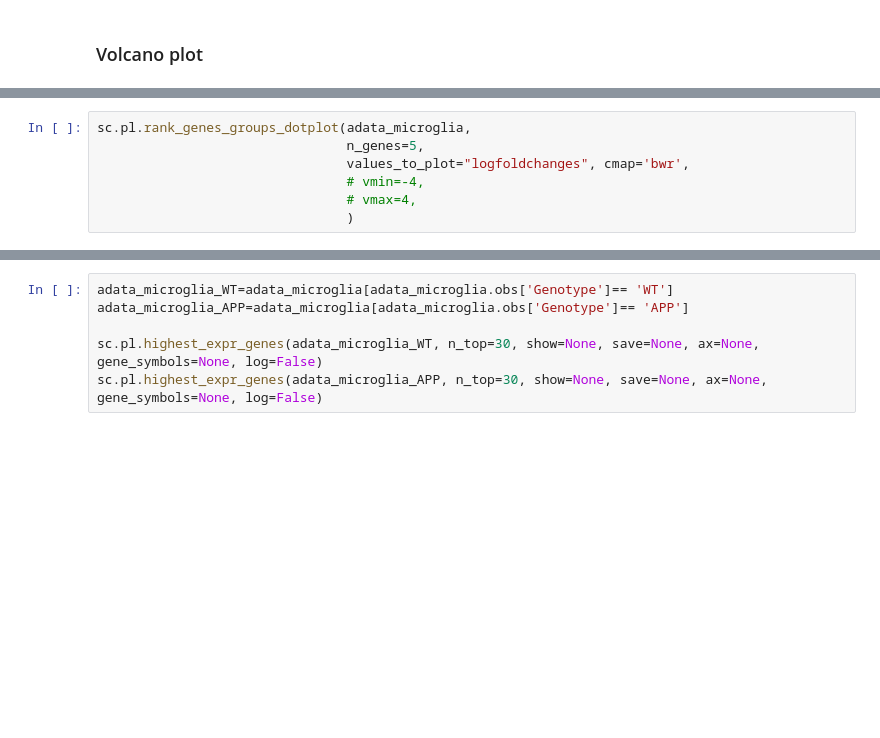
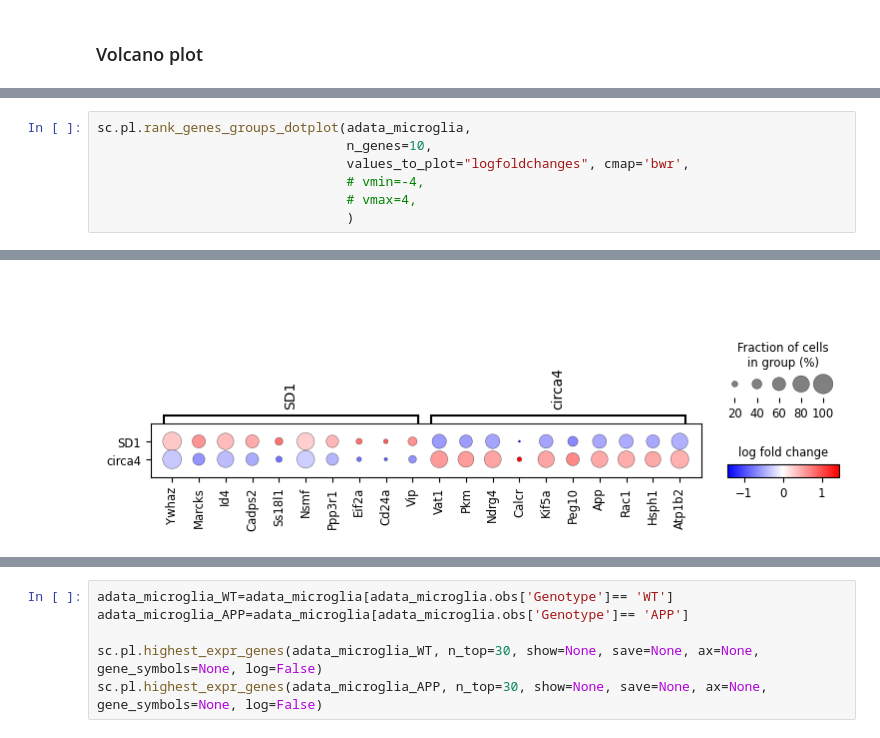
Before and after one commit to Carboneinerte/Pynda_ssc, a Jupyter notebook: v10C_Xenium_DataViz_Analysis.ipynb, the cells around one changed output, grey strips where cells are left out. Cells and saved outputs as stored; diff of their text form; blank space fills up the shorter version.

```diff
--- a/v10C_Xenium_DataViz_Analysis.ipynb
+++ b/v10C_Xenium_DataViz_Analysis.ipynb
@@ -842,7 +895,8 @@ plt.savefig('Gallery/volcano_plot_SCN.svg')
 # %%
 sc.pl.rank_genes_groups_dotplot(adata_microglia,
-                                n_genes=5,
+                                n_genes=10,
                                 values_to_plot="logfoldchanges", cmap='bwr',
                                 # vmin=-4,
                                 # vmax=4,
                                 )
+# %% [output]
@@ -849,2 +904,3 @@ sc.pl.rank_genes_groups_dotplot(adata_microglia,
+[figure, added]
 # %%
 sc.pl.highest_expr_genes(adata_microglia, n_top=30, show=None, save=None, ax=None, gene_symbols=None, log=False)
```
Also changed, not shown: parts of 36 cells of this notebook, 22 other files.
